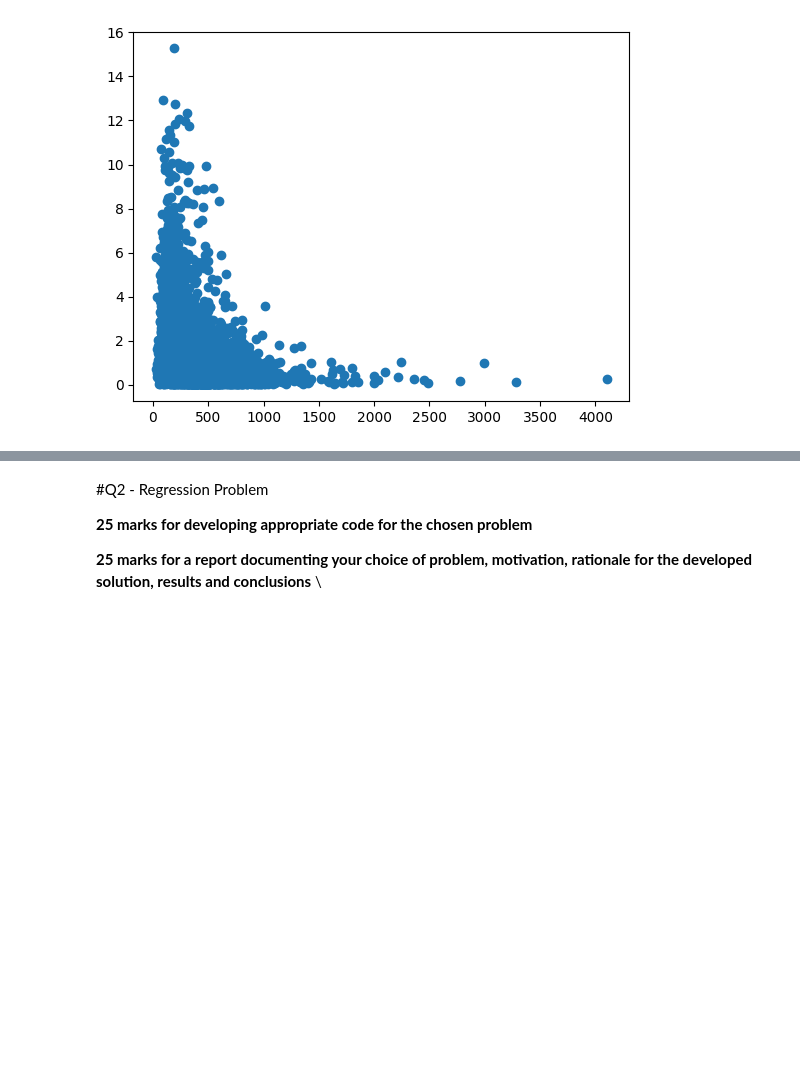
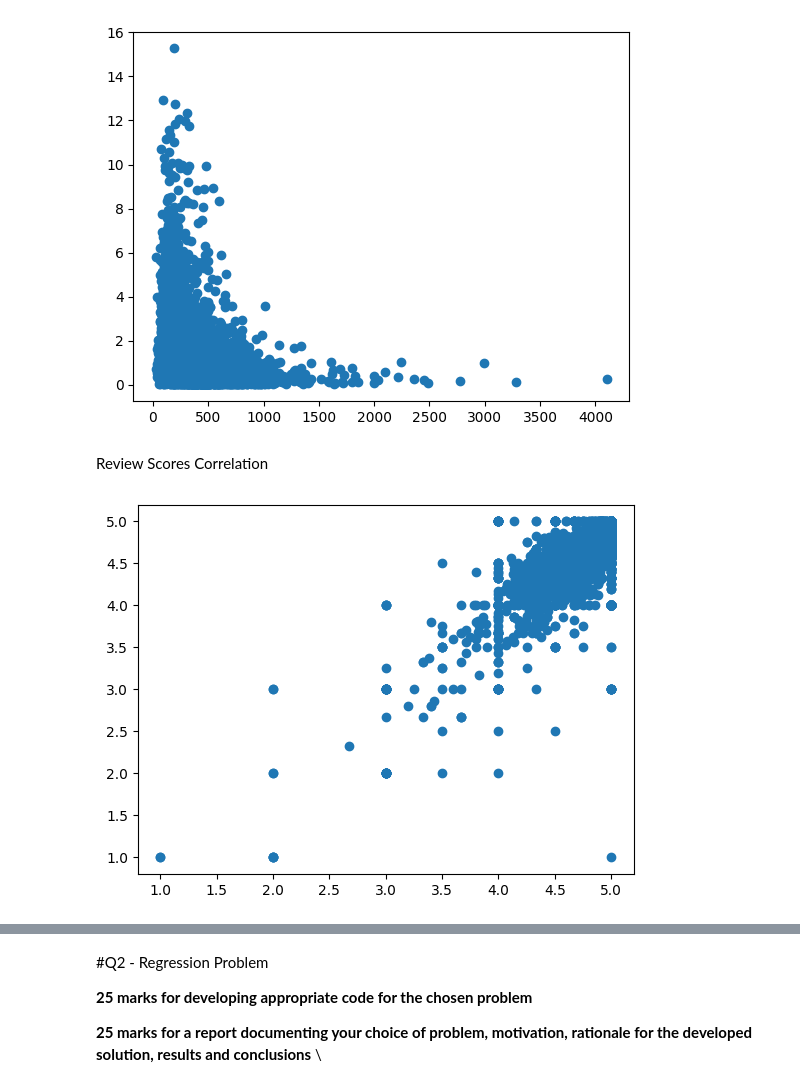
Before and after one commit to carn51/Assignment-1, a Jupyter notebook: 2026_DSLab2_a3(3).ipynb, the cells around one changed output, grey strips where cells are left out. Saved outputs shown, nothing was run; the diff lists cells and outputs as text; code cells hidden in the pictures; blank space fills up the shorter version.

```diff
--- a/2026_DSLab2_a3(3).ipynb
+++ b/2026_DSLab2_a3(3).ipynb
@@ -278,6 +319,13 @@ plt.scatter(df1['price'], df1['reviews_per_month'])
 plt.show()
 # %% [output]
 [figure]
+# %% [markdown]
+Review Scores Correlation
+# %%
+plt.scatter(df['review_scores_rating'], df['review_scores_value'])
+plt.show()
+# %% [output]
+[figure, added]
 # %%
 from sklearn.metrics import mean_squared_error
 
```
Also changed, not shown: parts of 14 cells of this notebook.
